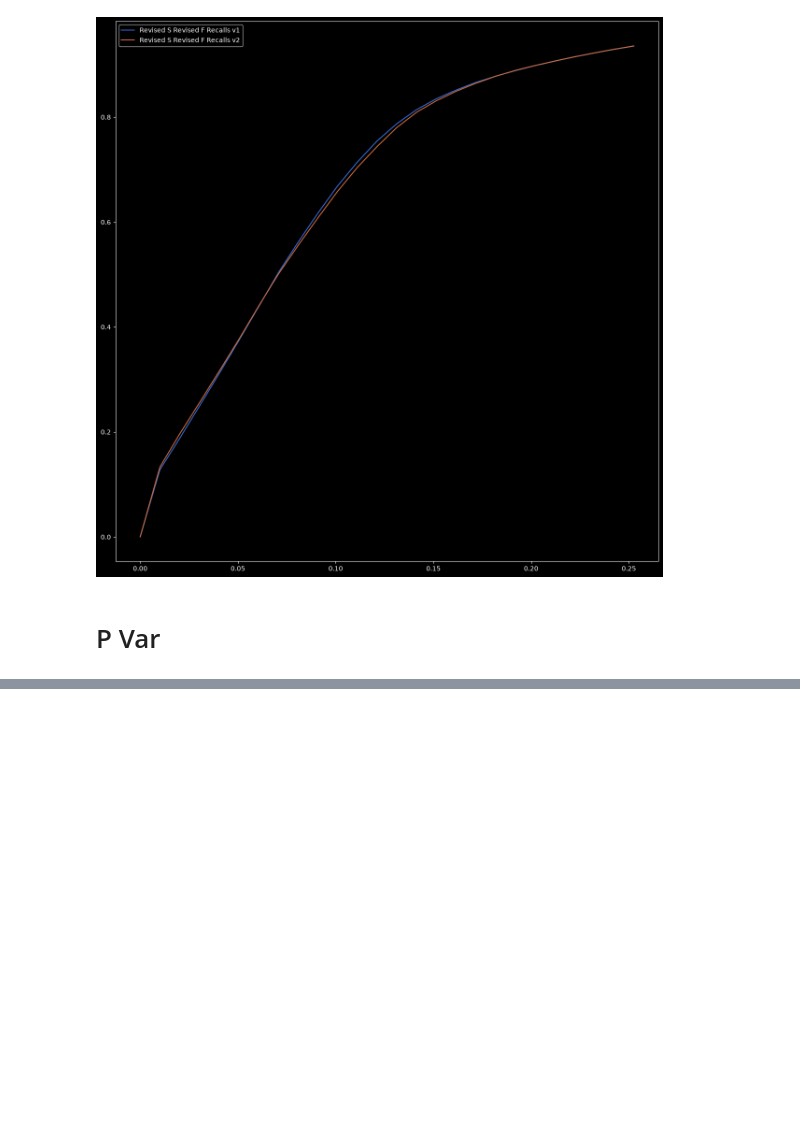
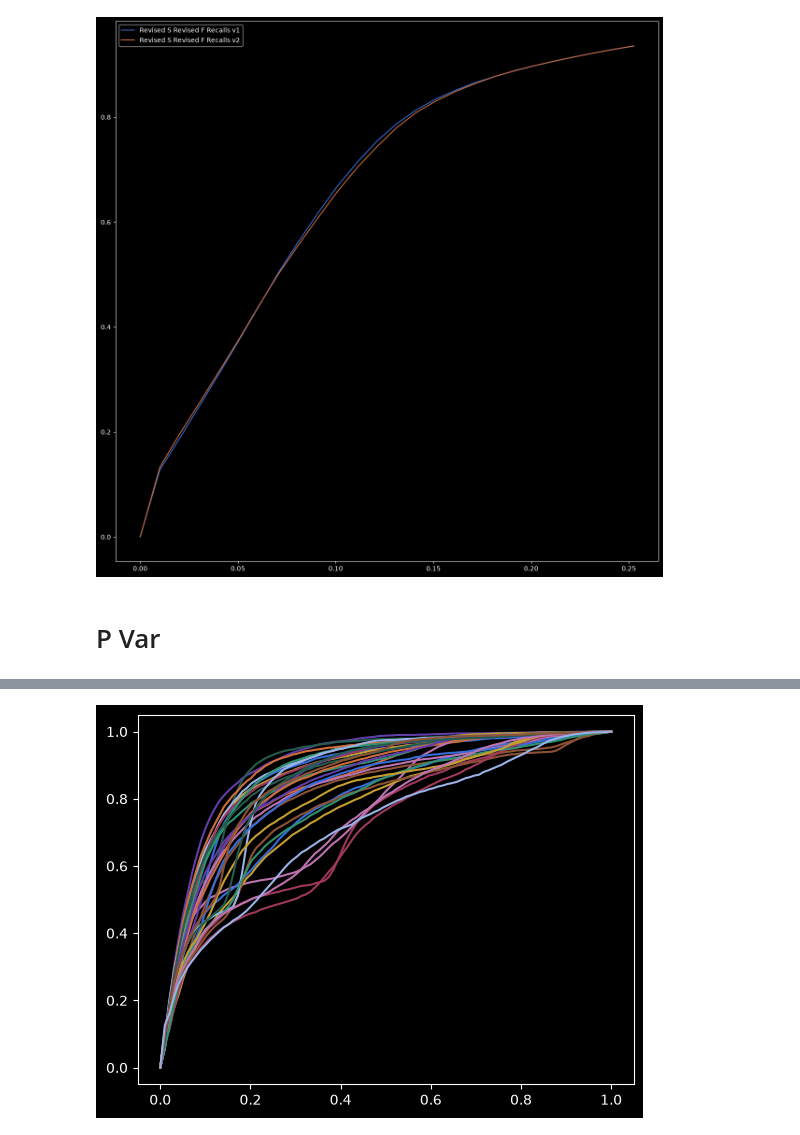
Before and after one commit to T-im4i-k/Active-Learning-for-Email-Interaction-Dynamics, a Jupyter notebook: src/email_outreach/notes/cmp_v2_v3.ipynb, the cells around one changed output, grey strips where cells are left out. Saved outputs shown, nothing was run; the diff lists cells and outputs as text; code cells hidden in the pictures; blank space fills up the shorter version.

```diff
--- a/src/email_outreach/notes/cmp_v2_v3.ipynb
+++ b/src/email_outreach/notes/cmp_v2_v3.ipynb
@@ -179,0 +200,6 @@ plt.legend()
+# %%
+for i in range(30):
+    plt.plot(np.linspace(start=0, stop=1, num=100), np.array(deep_autoencoder_recalls)[i],
+         label="Deep Autoencoder Recalls")
+# %% [output]
+[figure, added]
```
Also changed, not shown: parts of 4 cells of this notebook, 13 other files.
